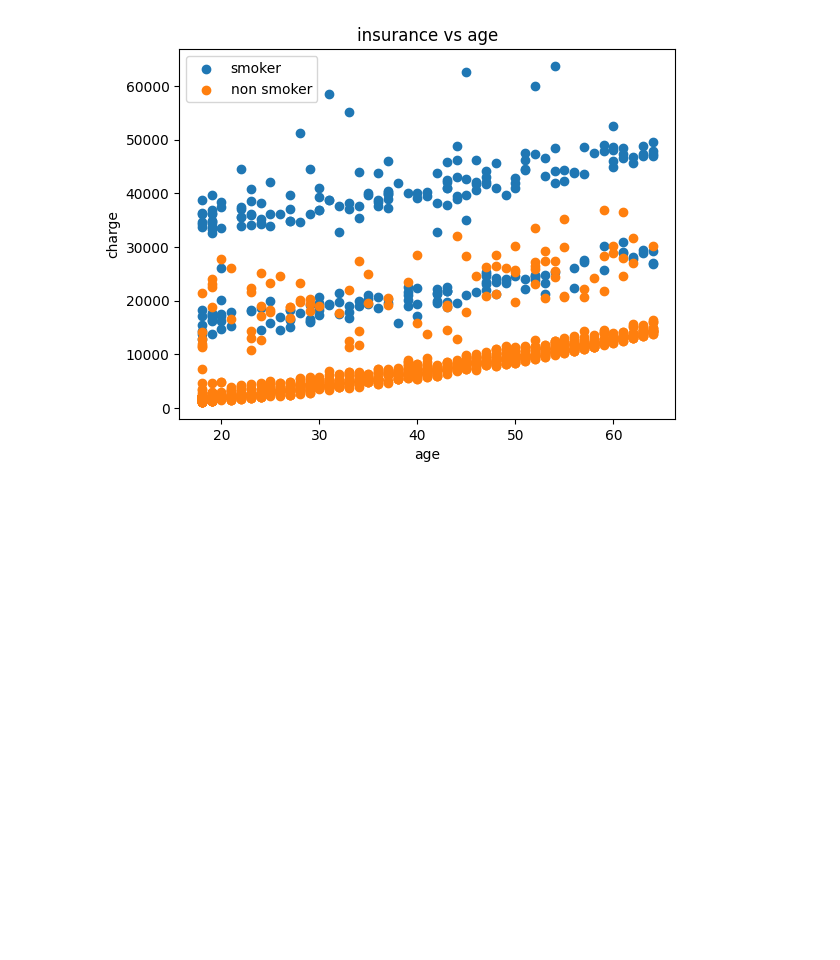
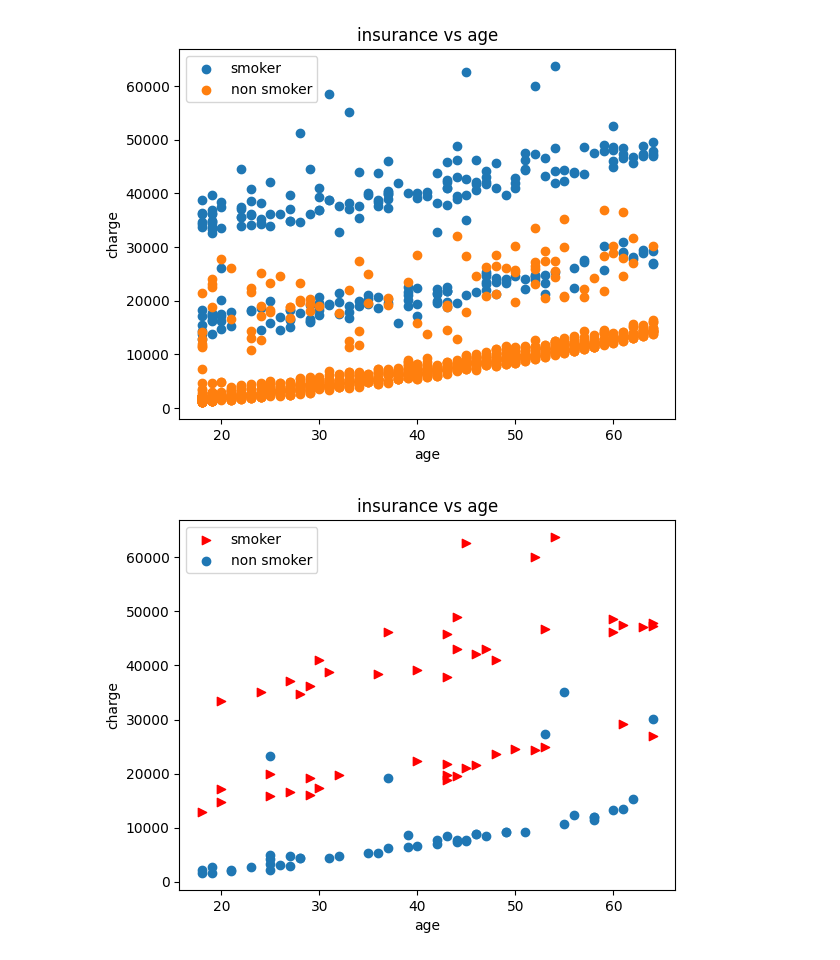
Before and after one commit to shakthi01912/Exploratory_Analysis, a Jupyter notebook: Bivariate.ipynb, the cells around one changed output. Saved outputs shown, nothing was run; the diff lists cells and outputs as text; code cells hidden in the pictures; blank space fills up the shorter version.

```diff
--- a/Bivariate.ipynb
+++ b/Bivariate.ipynb
@@ -55,3 +55,17 @@ plt.legend()
 plt.show()
 # %% [output]
 [figure]
+# %%
+df_smoker_reduced = df_smoker.sample(50)
+df_nonsmoker_reduced = df_nonsmoker.sample(50)
+
+
+plt.scatter(df_smoker_reduced.age , df_smoker_reduced.charges , label='smoker' , color= 'Red' , marker= '>')
+plt.scatter(df_nonsmoker_reduced.age, df_nonsmoker_reduced.charges , label='non smoker')
+plt.title("insurance vs age")
+plt.xlabel('age')
+plt.ylabel('charge')
+plt.legend()
+plt.show()
+# %% [output]
+[figure, added]
```
Also changed, not shown: parts of 2 cells of this notebook, 1 other file.
